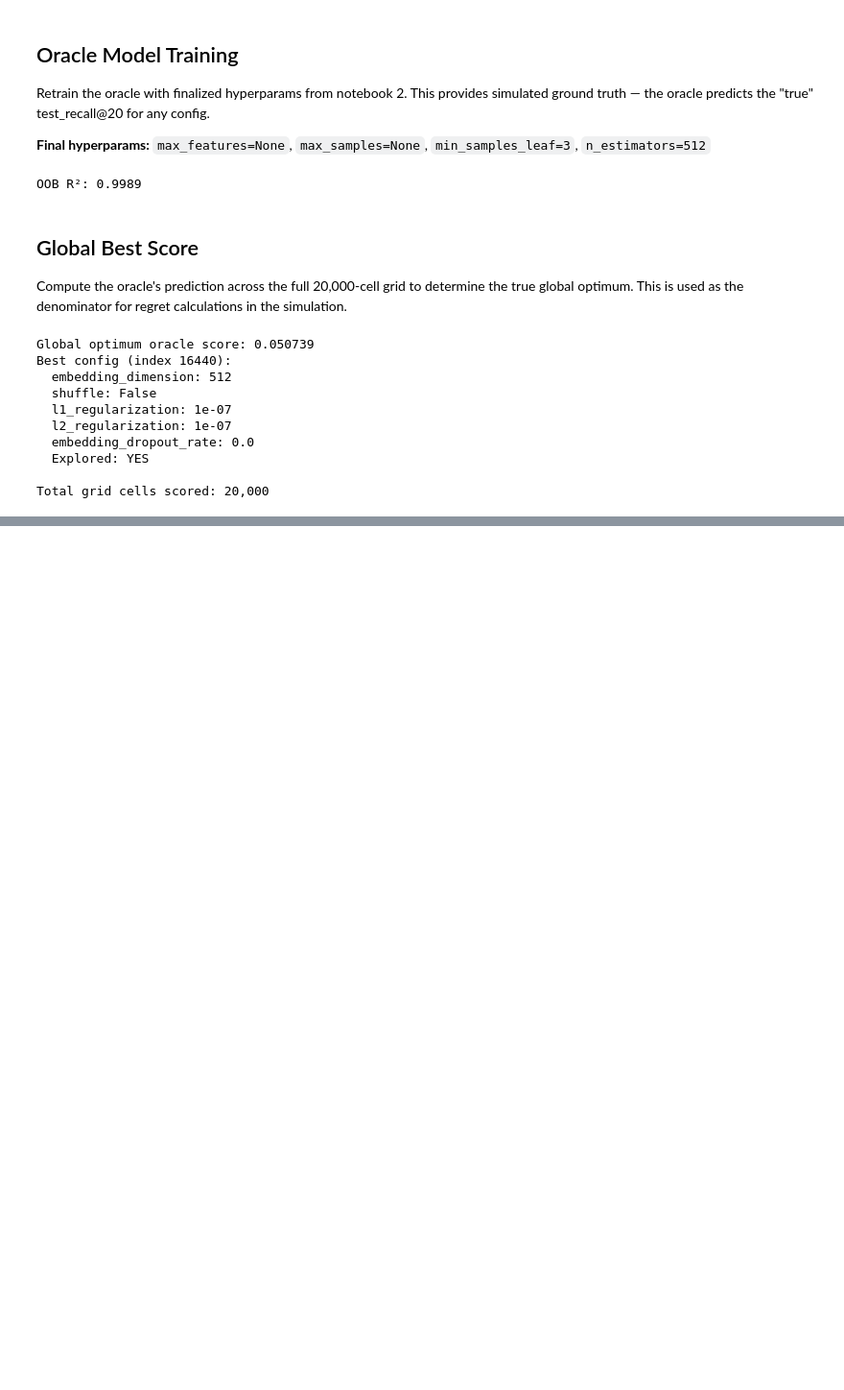
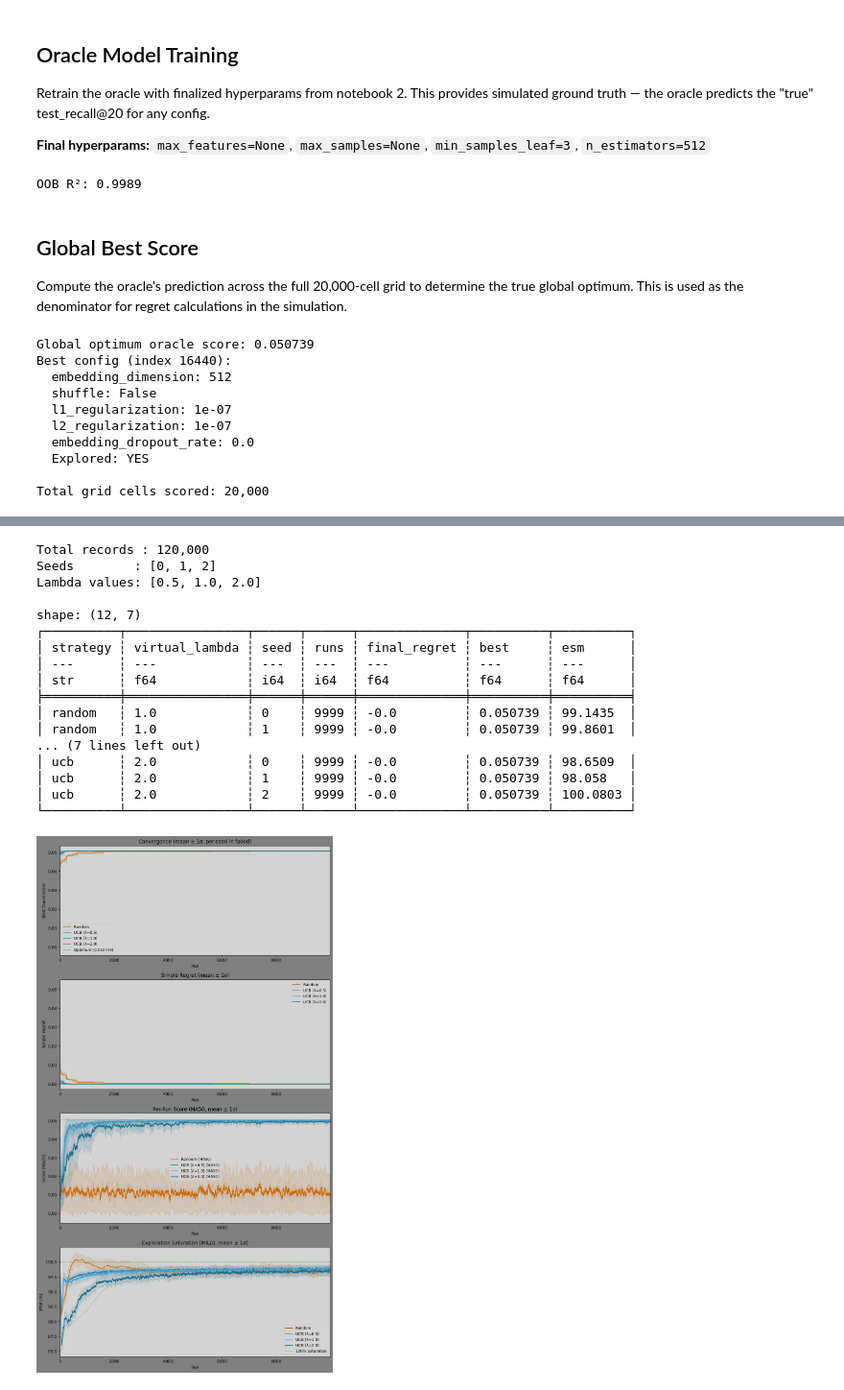
Before and after one commit to chaald/peppermint-matrix, a Jupyter notebook: notebooks/parameter_analysis/convergence_simulation.ipynb, the cells around one changed output, grey strips where cells are left out. Shown at 96% size. Saved outputs shown, nothing was run; the diff lists cells and outputs as text; code cells hidden in the pictures; blank space fills up the shorter version.

```diff
--- a/notebooks/parameter_analysis/convergence_simulation.ipynb
+++ b/notebooks/parameter_analysis/convergence_simulation.ipynb
@@ -482,0 +473,54 @@ plt.show()
+# %%
+CONFIGS = [
+    {"strategy": "random", "virtual_lambda": 1.0, "max_samples": 0.1, "label": "Random",          "color": "#ca6702"},
+    {"strategy": "ucb",    "virtual_lambda": 0.5, "max_samples": 0.1, "label": "UCB (λ=0.5)",     "color": "#2e86ab"},
+    {"strategy": "ucb",    "virtual_lambda": 1.0, "max_samples": 0.1, "label": "UCB (λ=1.0)",     "color": "#4aa3cf"},
+    {"strategy": "ucb",    "virtual_lambda": 2.0, "max_samples": 0.1, "label": "UCB (λ=2.0)",     "color": "#1a6d8a"},
+]
+N_TRAJECTORIES = 3
+N_RUNS = 10000
+
+n_total_runs = len(CONFIGS) * N_TRAJECTORIES * N_RUNS
+print(f"Configs: {len(CONFIGS)} × {N_TRAJECTORIES} seeds × {N_RUNS} runs = {n_total_runs:,} total")
+
+lambda_experiment_results: pl.DataFrame = run_experiment(CONFIGS, n_runs=N_RUNS, n_trajectories=N_TRAJECTORIES)
+# %%
+n_total = len(lambda_experiment_results)
+print(f"Total records : {n_total:,}")
+print(f"Seeds        : {sorted(lambda_experiment_results['seed'].unique().to_list())}")
+print(f"Lambda values: {sorted(lambda_experiment_results['virtual_lambda'].unique().to_list())}")
+print()
+
+summary = (
+    lambda_experiment_results
+    .group_by(["strategy", "virtual_lambda", "seed"])
+    .agg([
+        pl.col("run").max().alias("runs"),
+        pl.col("simple_regret").last().alias("final_regret"),
+        pl.col("best_found").last().alias("best"),
+        pl.col("esm").drop_nulls().last().alias("esm"),
+    ])
+    .sort(["strategy", "virtual_lambda", "seed"])
+)
+print(summary)
+
+plot_experiment(lambda_experiment_results, CONFIGS, best_score, group_keys=("strategy", "virtual_lambda"))
+# %% [output]
+Total records : 120,000
+Seeds        : [0, 1, 2]
+Lambda values: [0.5, 1.0, 2.0]
+
+shape: (12, 7)
+┌──────────┬────────────────┬──────┬──────┬──────────────┬──────────┬──────────┐
+│ strategy ┆ virtual_lambda ┆ seed ┆ runs ┆ final_regret ┆ best     ┆ esm      │
+│ ---      ┆ ---            ┆ ---  ┆ ---  ┆ ---          ┆ ---      ┆ ---      │
+│ str      ┆ f64            ┆ i64  ┆ i64  ┆ f64          ┆ f64      ┆ f64      │
+╞══════════╪════════════════╪══════╪══════╪══════════════╪══════════╪══════════╡
+│ random   ┆ 1.0            ┆ 0    ┆ 9999 ┆ -0.0         ┆ 0.050739 ┆ 99.1435  │
+│ random   ┆ 1.0            ┆ 1    ┆ 9999 ┆ -0.0         ┆ 0.050739 ┆ 99.8601  │
+... (7 lines left out)
+│ ucb      ┆ 2.0            ┆ 0    ┆ 9999 ┆ -0.0         ┆ 0.050739 ┆ 98.6509  │
+│ ucb      ┆ 2.0            ┆ 1    ┆ 9999 ┆ -0.0         ┆ 0.050739 ┆ 98.058   │
+│ ucb      ┆ 2.0            ┆ 2    ┆ 9999 ┆ -0.0         ┆ 0.050739 ┆ 100.0803 │
+└──────────┴────────────────┴──────┴──────┴──────────────┴──────────┴──────────┘
+[figure, added]
```
Also changed, not shown: parts of 12 cells of this notebook, 1 other file.
